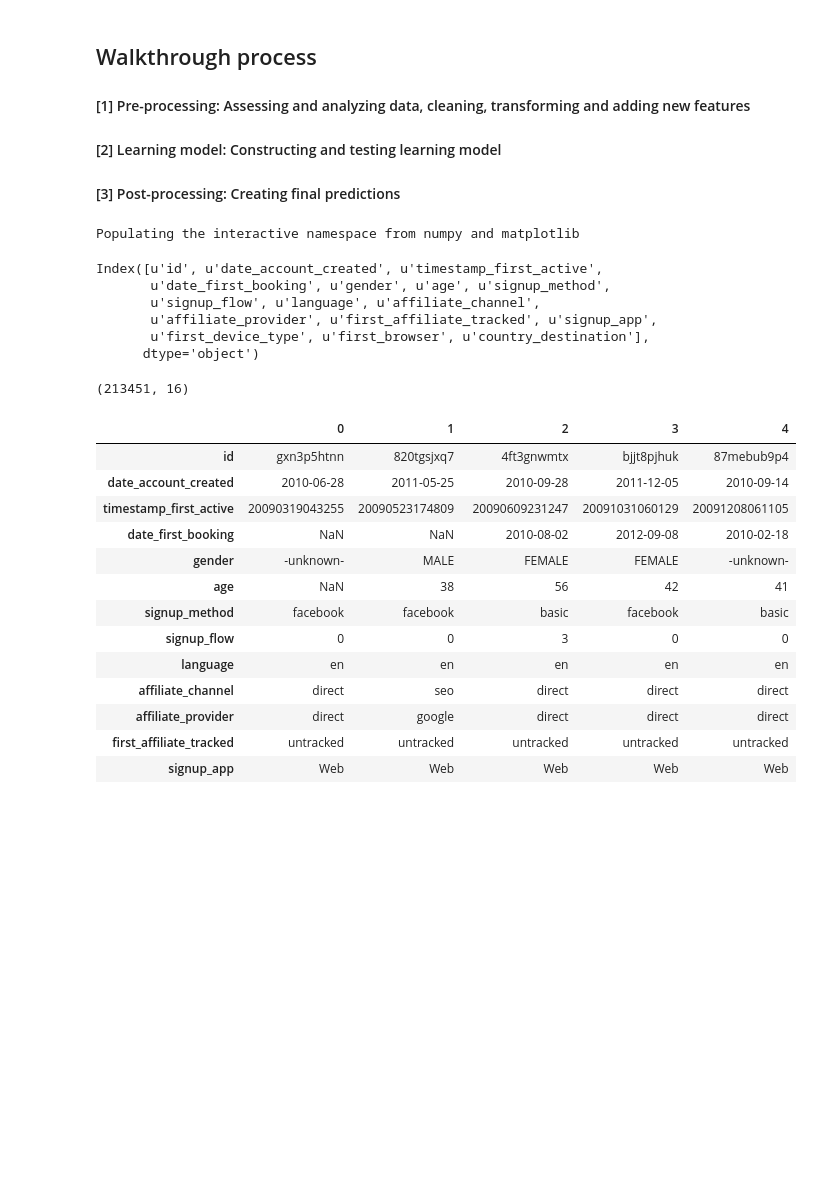
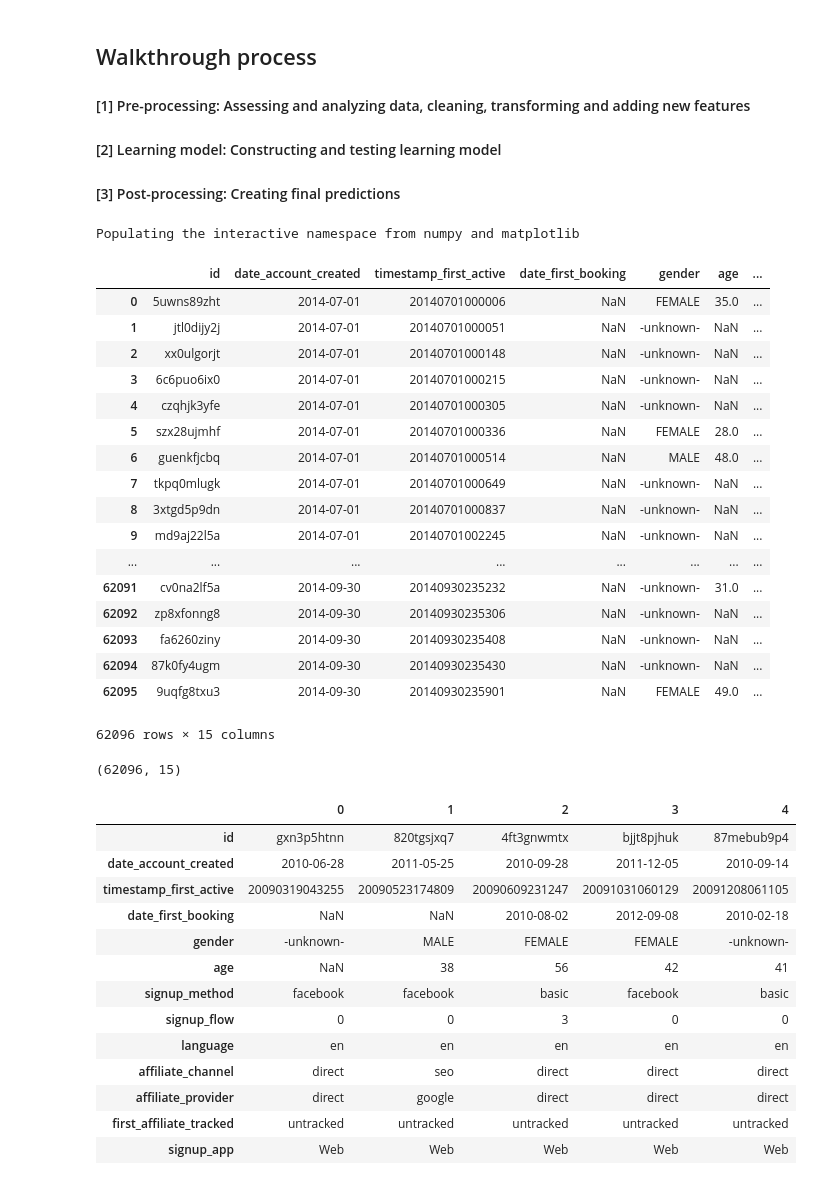
Before and after one commit to VijayalaxmiShettar/DMALab, a Jupyter notebook: Lab1_Traveler_Data_Preprocessing.ipynb, the cells around one changed output. Cells and saved outputs as stored; diff of their text form; code cells hidden in the pictures; blank space fills up the shorter version.

```diff
--- a/Lab1_Traveler_Data_Preprocessing.ipynb
+++ b/Lab1_Traveler_Data_Preprocessing.ipynb
@@ -11,22 +11,36 @@
 # %%
 ##Exploring Traveler data
 import pandas as pd
 import matplotlib.pyplot as plt
 %pylab inline
-data =pd.read_csv("train_users_2.csv")
-data.columns
+data =pd.read_csv("train_users_2.csv",header=0,index_col=None)
+data2=pd.read_csv("test_users.csv",header=0,index_col=None)
+#data.columns
+data2
 # %% [output]
 Populating the interactive namespace from numpy and matplotlib
+|  | id | date_account_created | timestamp_first_active | date_first_booking | gender | age | ... |
+| 0 | 5uwns89zht | 2014-07-01 | 20140701000006 | NaN | FEMALE | 35.0 | ... |
+| 1 | jtl0dijy2j | 2014-07-01 | 20140701000051 | NaN | -unknown- | NaN | ... |
+| 2 | xx0ulgorjt | 2014-07-01 | 20140701000148 | NaN | -unknown- | NaN | ... |
+| 3 | 6c6puo6ix0 | 2014-07-01 | 20140701000215 | NaN | -unknown- | NaN | ... |
+| 4 | czqhjk3yfe | 2014-07-01 | 20140701000305 | NaN | -unknown- | NaN | ... |
+| 5 | szx28ujmhf | 2014-07-01 | 20140701000336 | NaN | FEMALE | 28.0 | ... |
+| 6 | guenkfjcbq | 2014-07-01 | 20140701000514 | NaN | MALE | 48.0 | ... |
+| 7 | tkpq0mlugk | 2014-07-01 | 20140701000649 | NaN | -unknown- | NaN | ... |
+| 8 | 3xtgd5p9dn | 2014-07-01 | 20140701000837 | NaN | -unknown- | NaN | ... |
+| 9 | md9aj22l5a | 2014-07-01 | 20140701002245 | NaN | -unknown- | NaN | ... |
+| ... | ... | ... | ... | ... | ... | ... | ... |
+| 62091 | cv0na2lf5a | 2014-09-30 | 20140930235232 | NaN | -unknown- | 31.0 | ... |
+| 62092 | zp8xfonng8 | 2014-09-30 | 20140930235306 | NaN | -unknown- | NaN | ... |
+| 62093 | fa6260ziny | 2014-09-30 | 20140930235408 | NaN | -unknown- | NaN | ... |
+| 62094 | 87k0fy4ugm | 2014-09-30 | 20140930235430 | NaN | -unknown- | NaN | ... |
+| 62095 | 9uqfg8txu3 | 2014-09-30 | 20140930235901 | NaN | FEMALE | 49.0 | ... |
-Index([u'id', u'date_account_created', u'timestamp_first_active',
-       u'date_first_booking', u'gender', u'age', u'signup_method',
-       u'signup_flow', u'language', u'affiliate_channel',
-       u'affiliate_provider', u'first_affiliate_tracked', u'signup_app',
-       u'first_device_type', u'first_browser', u'country_destination'],
-      dtype='object')
+62096 rows × 15 columns
 # %%
-data.shape
+data2.shape
 # %% [output]
-(213451, 16)
+(62096, 15)
 # %%
 data.head().transpose()
 # %% [output]
```
Also changed, not shown: parts of 13 cells of this notebook, 1 other file.
